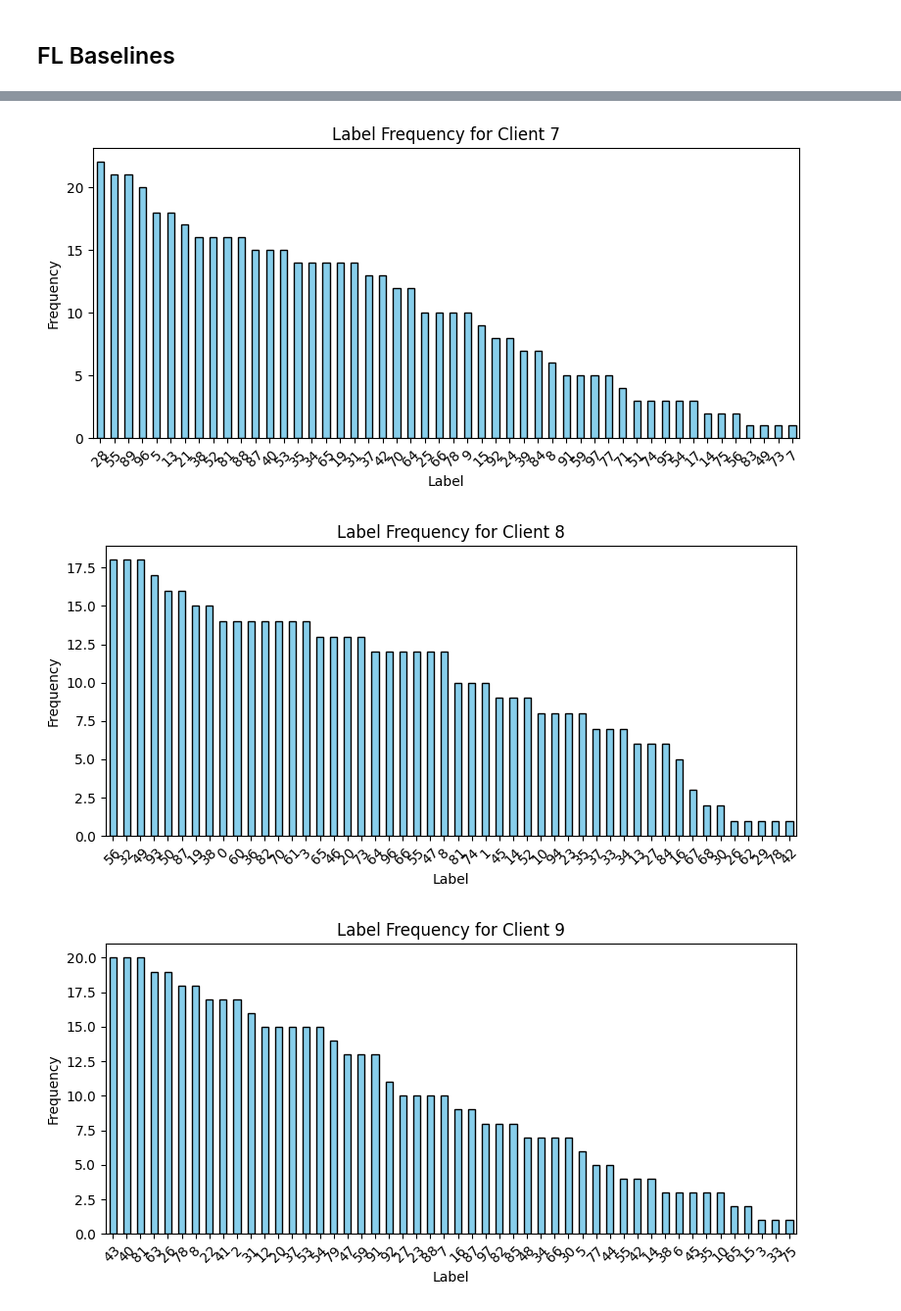
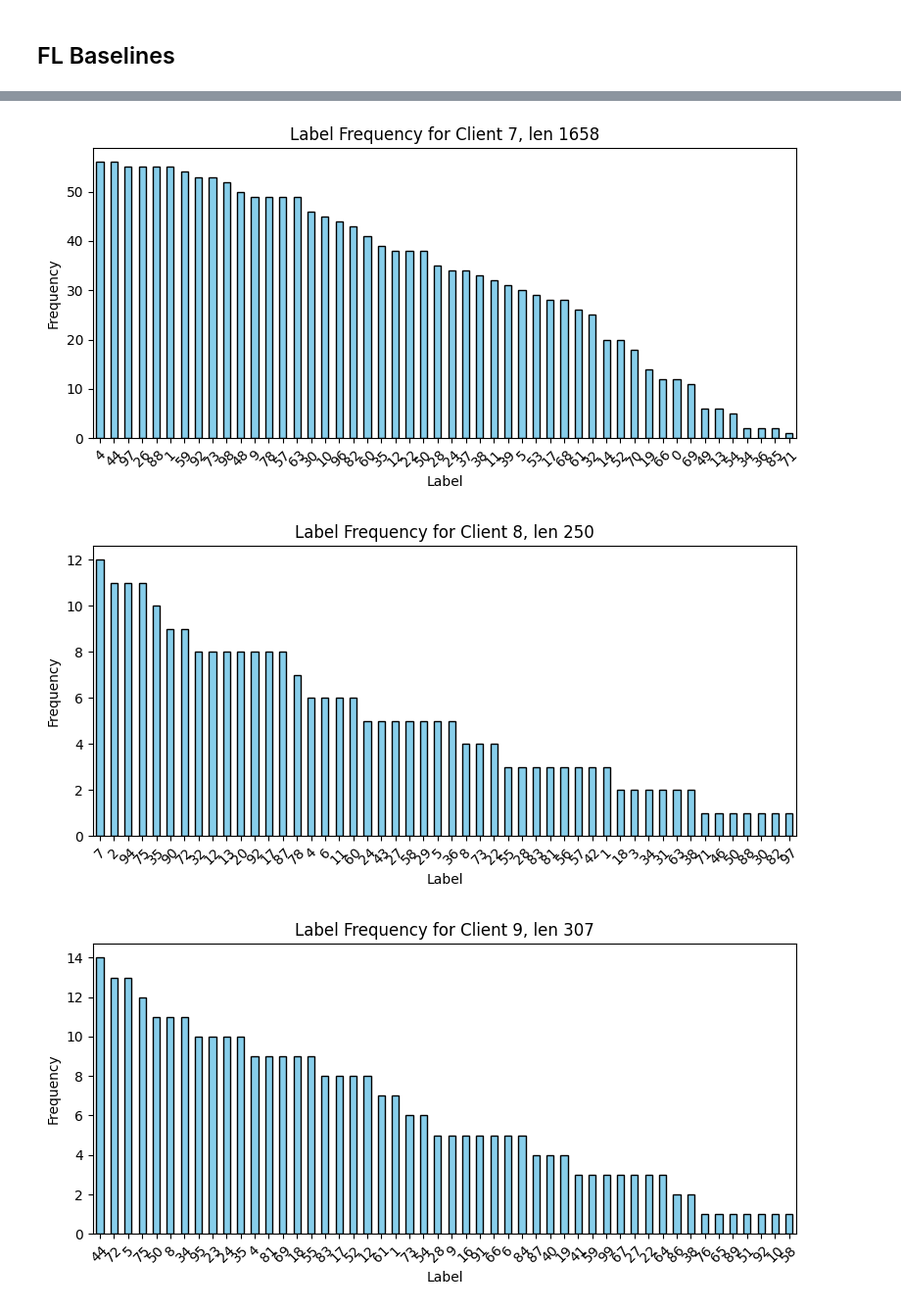
Before and after one commit to maxfra01/federated-learning, a Jupyter notebook: code/contribution_cifarFL.ipynb, the cells around one changed output, grey strips where cells are left out. Shown at 98% size. Drawn from its saved outputs; the diff is of its cells as text; code cells hidden in the pictures.

Commit message:
add skewed niid for contribution

```diff
--- a/code/contribution_cifarFL.ipynb
+++ b/code/contribution_cifarFL.ipynb
@@ -36,8 +36,17 @@ torch.manual_seed(SEED)
 
 
 
-DIR_DATA = "../data"
-CHECKPOINT_DIR = '../checkpoints'
+DIR_DATA = "./data"
+
+from google.colab import drive
+drive.mount('/content/drive')
+
+# Create a Folder in the root directory
+!mkdir -p "/content/drive/My Drive/My Folder/checkpoints_contrib"
+
+CHECKPOINT_DIR = '/content/drive/My Drive/My Folder/checkpoints_contrib'
+
+os.makedirs(CHECKPOINT_DIR, exist_ok=True)
 
 os.makedirs(CHECKPOINT_DIR, exist_ok=True)
 
@@ -188,7 +239,6 @@ class CIFAR100Dataset(Dataset):
         self.sharding = sharding
         self.K = K
         self.Nc = Nc
-        self.skewed_factor = skewed_factor;
 
 
         # Default transformations if none are provided
@@ -249,7 +299,7 @@ class CIFAR100Dataset(Dataset):
       """Non-IID sharding with fixed number of classes per client"""
       data_split = []
       labels = self.data['label'].unique()
-      samples_per_client = generate_skewed_samples(self.K, min_samples=100, max_samples=5000, skewed_factor=self.skewed_factor)
+      samples_per_client = generate_skewed_array(len(self.data), self.K)
 
       for client_id in range(self.K):
           # Seleziona Nc classi casuali per questo client
@@ -708,12 +758,12 @@ class Server:
 # %%
 K = 100 #fix
 LOCAL_STEPS = 4 # J
-ROUNDS = 1000
+ROUNDS = 2000
 C = 0.1 #fix
 BATCH_SIZE = 64
-LR = 0.010
-MOMENTUM = 0.9
-WEIGHT_DECAY = 1e-3
+LR = 0.001
+MOMENTUM = 0
+WEIGHT_DECAY = 1e-4
 SKEWNESS=0.01
 
 optimizer_params = {
@@ -724,7 +774,7 @@ optimizer_params = {
 
 model_cifar = LeNet5(100)
 
-train_dataset_big = CIFAR100Dataset(DIR_DATA, split="train", sharding="niid", K=K, Nc=5, skewed_factor=2.0)
+train_dataset_big = CIFAR100Dataset(DIR_DATA, split="train", sharding="niid", K=K, Nc=5)
 test_dataset = CIFAR100Dataset(DIR_DATA, split="test")
 
 # Split training-validation
@@ -757,7 +807,7 @@ for i in range(K):
 
 
 server_uniform = Server(model_cifar, clients, test_dataset, validation_dataset)
-hyperparameters = f"BS{BATCH_SIZE}_LR{LR}_M{MOMENTUM}_WD{WEIGHT_DECAY}_J{LOCAL_STEPS}_C{C}"
+hyperparameters = f"CONTRIB_BS{BATCH_SIZE}_LR{LR}_M{MOMENTUM}_WD{WEIGHT_DECAY}_J{LOCAL_STEPS}_C{C}"
 server_uniform.federated_averaging(local_steps=LOCAL_STEPS, batch_size=BATCH_SIZE, num_rounds=ROUNDS, fraction_fit=C,hyperparameters=hyperparameters)
 
 
@@ -789,17 +836,17 @@ Checkpoint salvato: ../checkpoints/Federated_Uniform/model_epoch_1000_params_BS6
 # %%
 Nc = 50
-DIR_DATA = "/content/"
+DIR_DATA = "/content"
+
 train_dataset = CIFAR100Dataset(DIR_DATA, split='train', sharding='niid', K=100, Nc=Nc)
 
 clients = train_dataset.data['client_id'].unique()
-print(clients)
 for client_id in clients:
   client_data = train_dataset.data[train_dataset.data['client_id'] == client_id]
   label_counts = client_data['label'].value_counts()
 
   plt.figure(figsize=(8, 4))
   label_counts.plot(kind='bar', color='skyblue', edgecolor='black')
-  plt.title(f"Label Frequency for Client {client_id}")
+  plt.title(f"Label Frequency for Client {client_id}, len {sum(label_counts)}")
   plt.xlabel("Label")
   plt.ylabel("Frequency")
   plt.xticks(rotation=45)
@@ -823,3 +865,3 @@ Files already downloaded and verified
-[figure, old version]
+[figure, new version]
-[figure, old version]
+[figure, new version]
-[figure, old version]
+[figure, new version]
```
Also changed, not shown: parts of 5 cells of this notebook.
